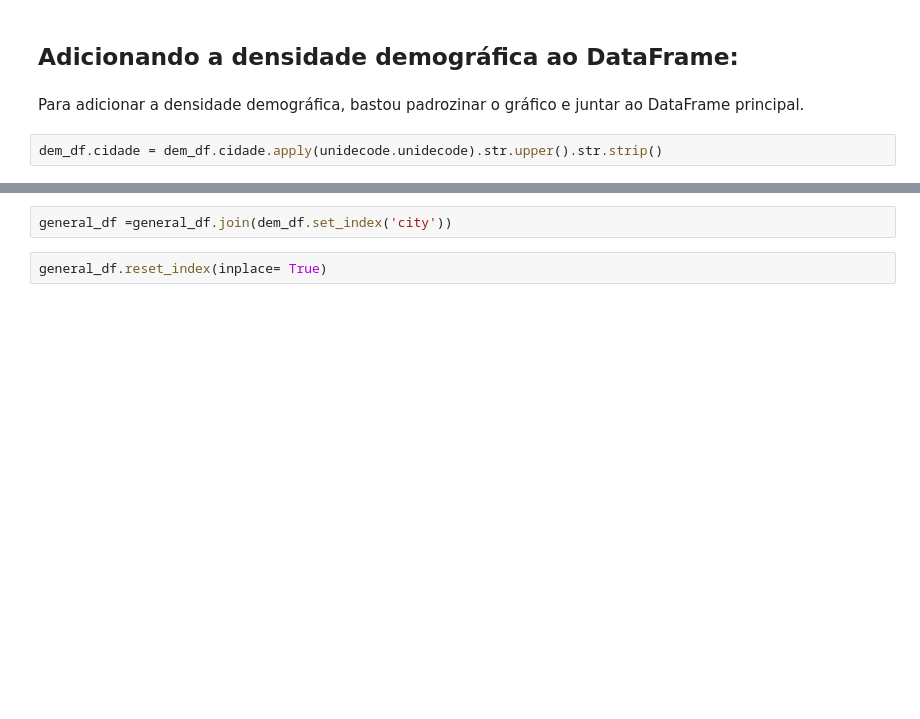
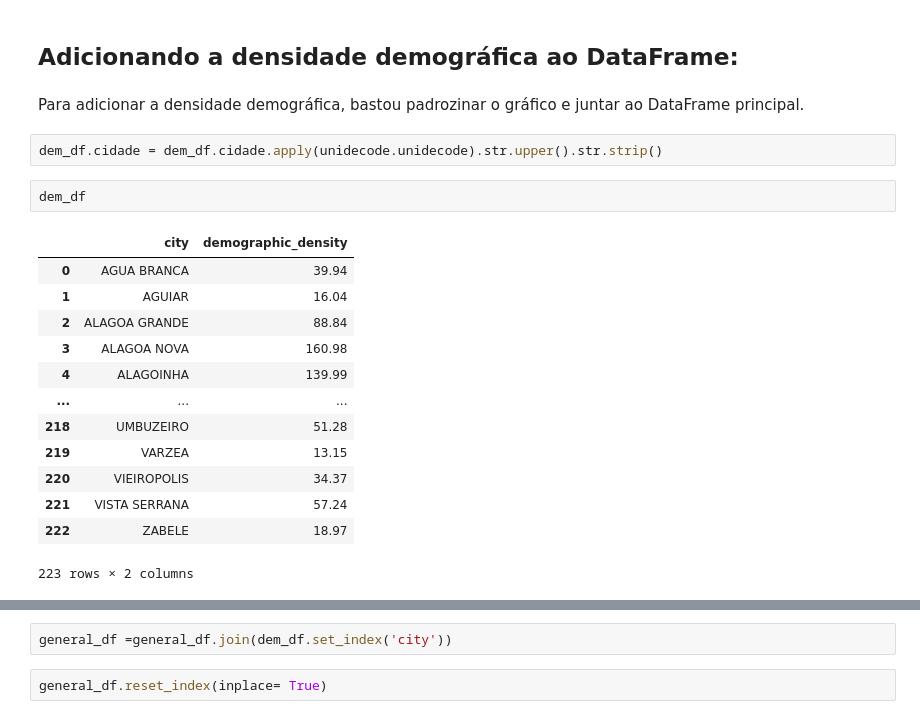
Before and after one commit to maxbarbosa/data-science-final-project, a Jupyter notebook: creating_general_df.ipynb, the cells around one changed output, grey strips where cells are left out. Saved outputs shown, nothing was run; the diff lists cells and outputs as text; blank space fills up the shorter version.

```diff
--- a/creating_general_df.ipynb
+++ b/creating_general_df.ipynb
@@ -67,6 +139,22 @@ general_df
 Para adicionar a densidade demográfica, bastou padrozinar o gráfico e juntar ao DataFrame principal.
 # %%
 dem_df.cidade = dem_df.cidade.apply(unidecode.unidecode).str.upper().str.strip()
+# %%
+dem_df
+# %% [output]
+|  | city | demographic_density |
+| 0 | AGUA BRANCA | 39.94 |
+| 1 | AGUIAR | 16.04 |
+| 2 | ALAGOA GRANDE | 88.84 |
+| 3 | ALAGOA NOVA | 160.98 |
+| 4 | ALAGOINHA | 139.99 |
+| ... | ... | ... |
+| 218 | UMBUZEIRO | 51.28 |
+| 219 | VARZEA | 13.15 |
+| 220 | VIEIROPOLIS | 34.37 |
+| 221 | VISTA SERRANA | 57.24 |
+| 222 | ZABELE | 18.97 |
+223 rows × 2 columns
 # %%
 dem_df.columns = ['city', 'demographic_density']
 dem_df
```
Also changed, not shown: parts of 10 cells of this notebook.
